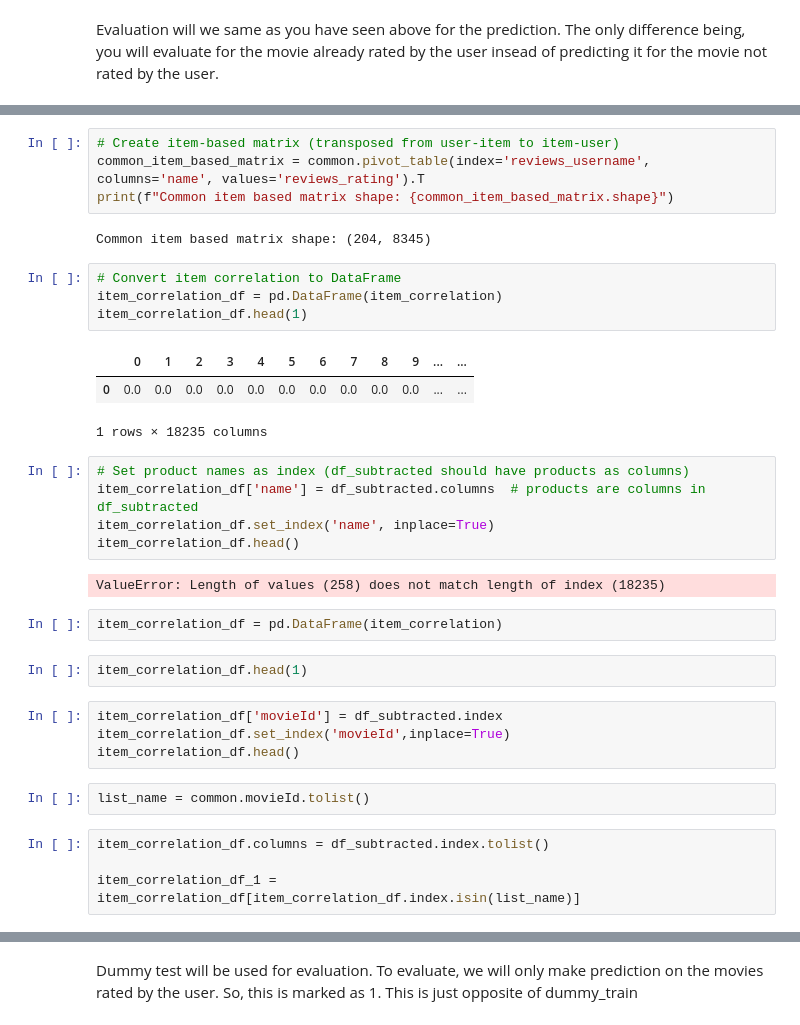
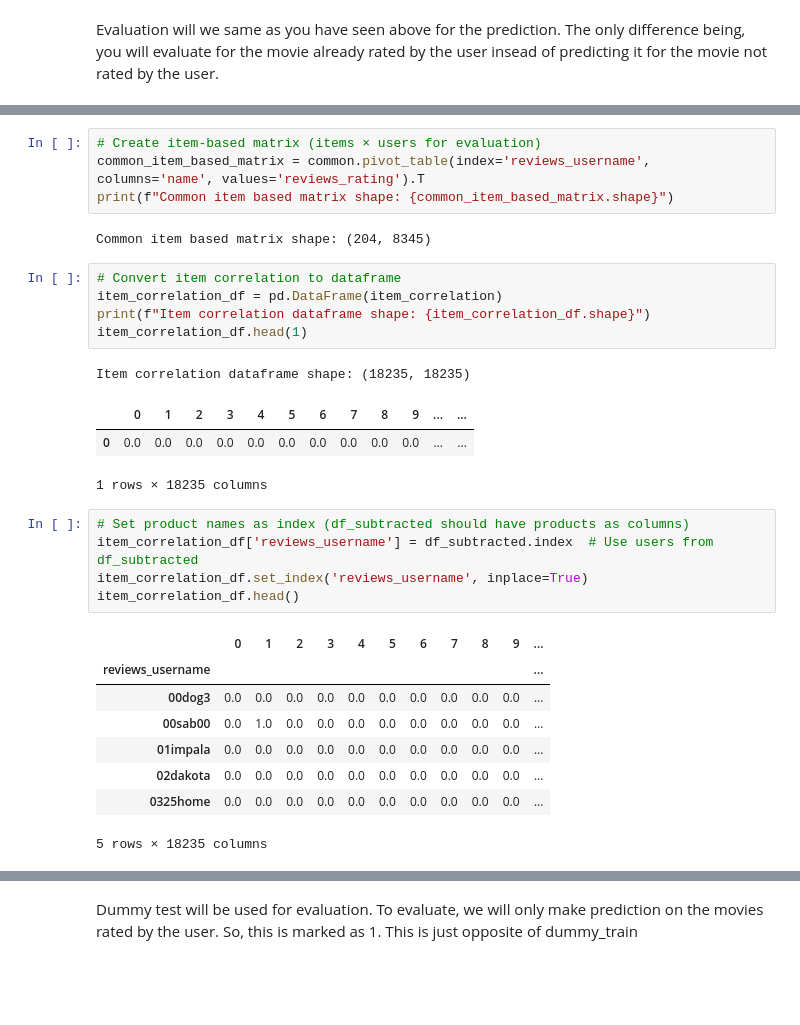
Before and after one commit to thomami244/Capstone_Project_Sentiment_Analysis, a Jupyter notebook: Recommendation+System+Notebook.ipynb, the cells around one changed output, grey strips where cells are left out. Saved outputs shown, nothing was run; the diff lists cells and outputs as text; blank space fills up the shorter version.

Commit message:
Working through item evaluation

```diff
--- a/Recommendation+System+Notebook.ipynb
+++ b/Recommendation+System+Notebook.ipynb
@@ -1972,37 +1974,32 @@ Common products found: 204
 | 26727 | AVpfPPkEilAPnD_xX3cP | Aveeno Baby Continuous Protection... | byjadu | 5 | 1 | 52 | ... |
 | 561 | AV1l8zRZvKc47QAVhnAv | Olay Regenerist Deep Hydration Re... | marj | 5 | 1 | 15 | ... |
 # %%
-# Create item-based matrix (transposed from user-item to item-user)
+# Create item-based matrix (items × users for evaluation)
 common_item_based_matrix = common.pivot_table(index='reviews_username', columns='name', values='reviews_rating').T
 print(f"Common item based matrix shape: {common_item_based_matrix.shape}")
 # %% [output]
 Common item based matrix shape: (204, 8345)
 # %%
-# Convert item correlation to DataFrame
+# Convert item correlation to dataframe
 item_correlation_df = pd.DataFrame(item_correlation)
+print(f"Item correlation dataframe shape: {item_correlation_df.shape}")
 item_correlation_df.head(1)
 # %% [output]
+Item correlation dataframe shape: (18235, 18235)
 |  | 0 | 1 | 2 | 3 | 4 | 5 | 6 | 7 | 8 | 9 | ... | ... |
 | 0 | 0.0 | 0.0 | 0.0 | 0.0 | 0.0 | 0.0 | 0.0 | 0.0 | 0.0 | 0.0 | ... | ... |
-1 rows × 18235 columns
+1 rows × 18235 columns
 # %%
 # Set product names as index (df_subtracted should have products as columns)
-item_correlation_df['name'] = df_subtracted.columns  # products are columns in df_subtracted
-item_correlation_df.set_index('name', inplace=True)
+item_correlation_df['reviews_username'] = df_subtracted.index  # Use users from df_subtracted
+item_correlation_df.set_index('reviews_username', inplace=True)
 item_correlation_df.head()
 # %% [output]
+|  | 0 | 1 | 2 | 3 | 4 | 5 | 6 | 7 | 8 | 9 | ... |
+| reviews_username |  |  |  |  |  |  |  |  |  |  | ... |
+| 00dog3 | 0.0 | 0.0 | 0.0 | 0.0 | 0.0 | 0.0 | 0.0 | 0.0 | 0.0 | 0.0 | ... |
+| 00sab00 | 0.0 | 1.0 | 0.0 | 0.0 | 0.0 | 0.0 | 0.0 | 0.0 | 0.0 | 0.0 | ... |
+| 01impala | 0.0 | 0.0 | 0.0 | 0.0 | 0.0 | 0.0 | 0.0 | 0.0 | 0.0 | 0.0 | ... |
+| 02dakota | 0.0 | 0.0 | 0.0 | 0.0 | 0.0 | 0.0 | 0.0 | 0.0 | 0.0 | 0.0 | ... |
+| 0325home | 0.0 | 0.0 | 0.0 | 0.0 | 0.0 | 0.0 | 0.0 | 0.0 | 0.0 | 0.0 | ... |
-ValueError: Length of values (258) does not match length of index (18235)
+5 rows × 18235 columns
-# %%
-item_correlation_df = pd.DataFrame(item_correlation)
-# %%
-item_correlation_df.head(1)
-# %%
-item_correlation_df['movieId'] = df_subtracted.index
-item_correlation_df.set_index('movieId',inplace=True)
-item_correlation_df.head()
-# %%
-list_name = common.movieId.tolist()
-# %%
-item_correlation_df.columns = df_subtracted.index.tolist()
-
-item_correlation_df_1 =  item_correlation_df[item_correlation_df.index.isin(list_name)]
```
Also changed, not shown: parts of 21 cells of this notebook, 1 other file.
